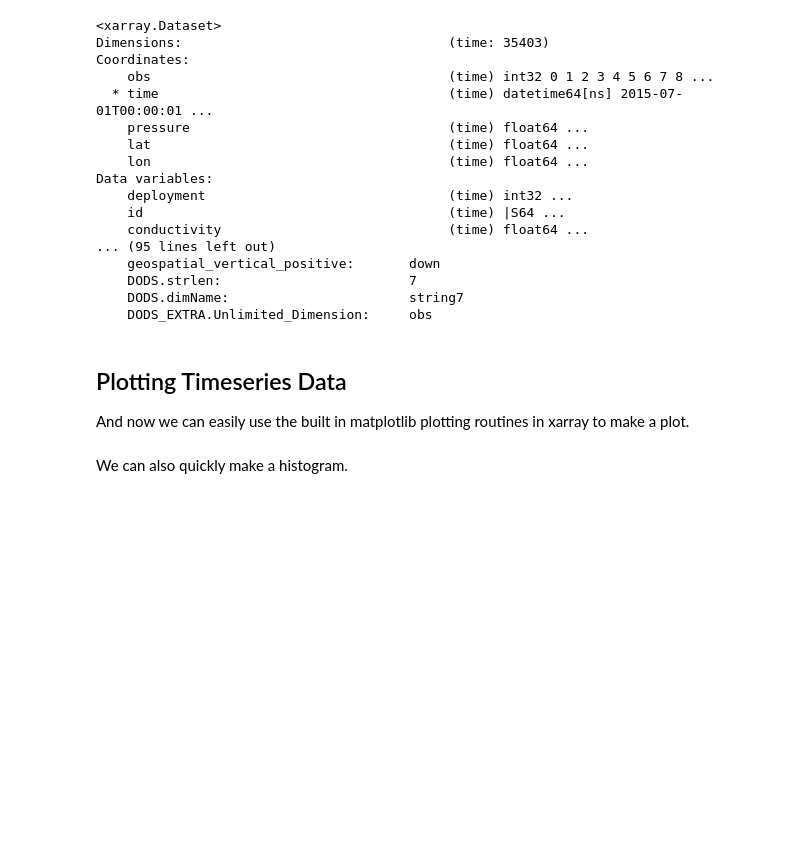
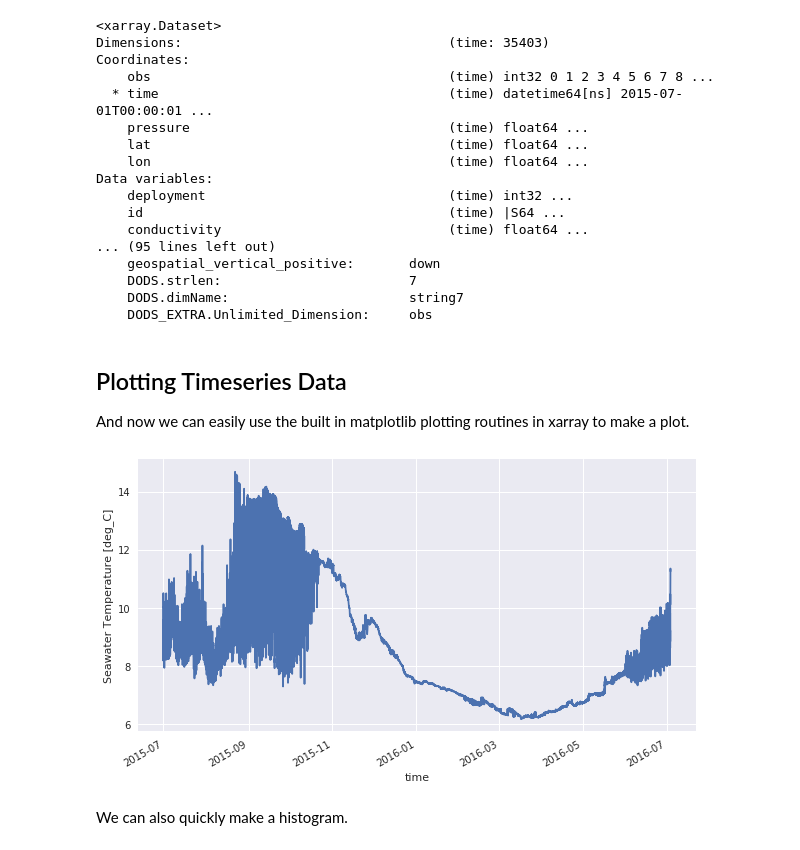
Before and after one commit to ooi-data-review/2018-data-workshops, a Jupyter notebook: geology/examples/Example_2_Plotting_OOI_Timeseries_Data.ipynb, the cells around one changed output. Saved outputs shown, nothing was run; the diff lists cells and outputs as text; code cells hidden in the pictures; blank space fills up the shorter version.

```diff
--- a/geology/examples/Example_2_Plotting_OOI_Timeseries_Data.ipynb
+++ b/geology/examples/Example_2_Plotting_OOI_Timeseries_Data.ipynb
@@ -74,3 +76,8 @@ ds['ctdmo_seawater_temperature'].plot();
+# %%
+fig, (ax) = plt.subplots(figsize=(10,5))
+ds['ctdmo_seawater_temperature'].plot(ax=ax);
+# %% [output]
+[figure, added]
 # %% [markdown]
 We can also quickly make a histogram.
 # %%
```
Also changed, not shown: parts of 15 cells of this notebook.
